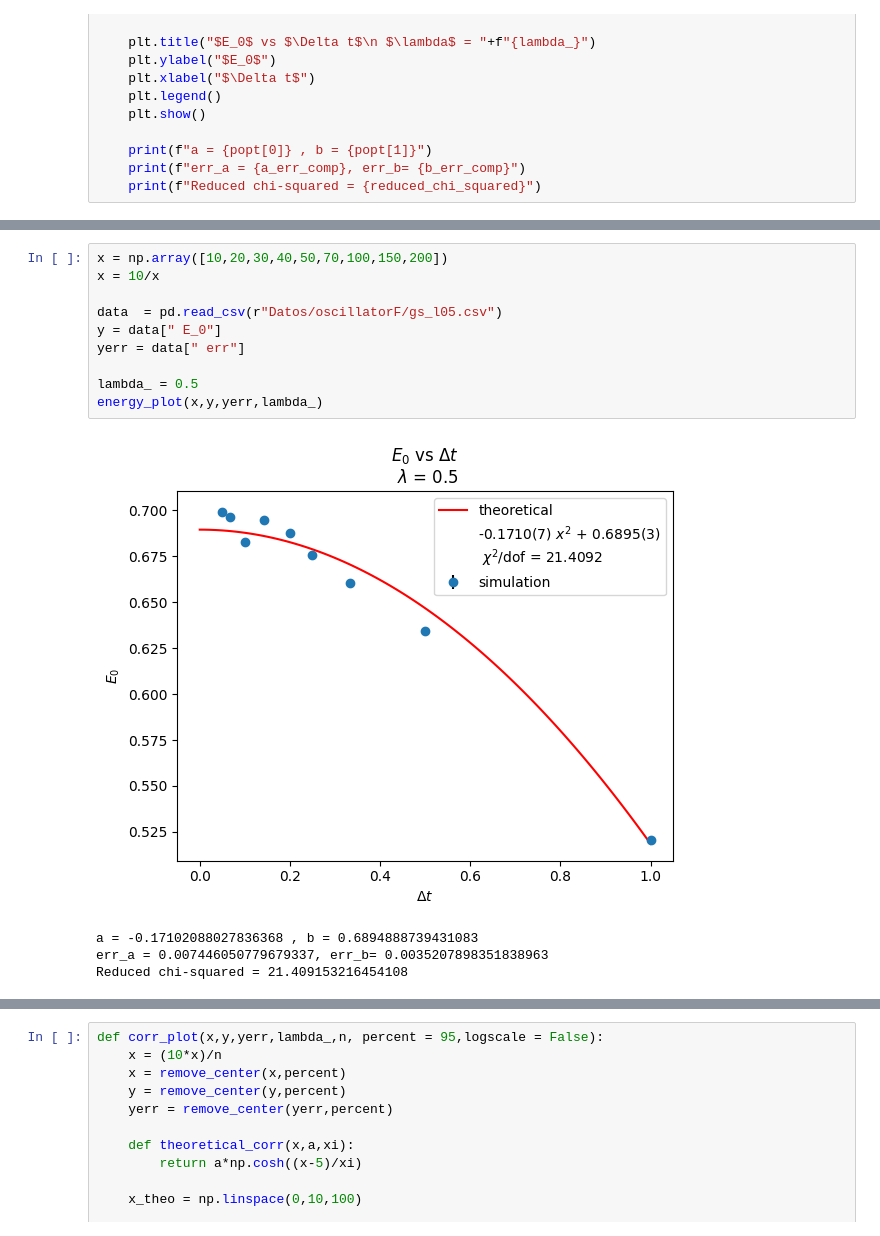
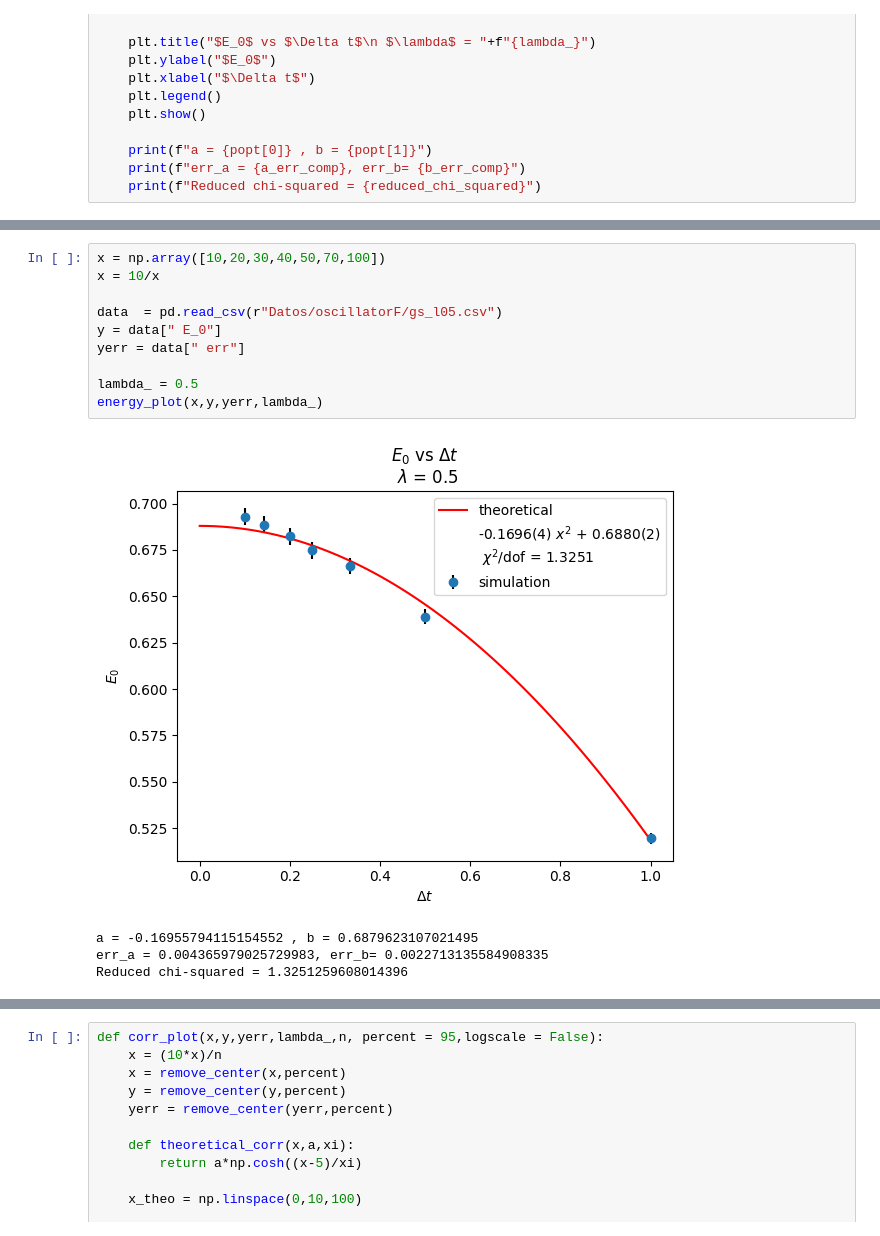
Before and after one commit to SoyAgustin/QF-Path-Integral, a Jupyter notebook: Notebooks_Py/oscillator.ipynb, the cells around one changed output, grey strips where cells are left out. Saved outputs shown, nothing was run; the diff lists cells and outputs as text.

```diff
--- a/Notebooks_Py/oscillator.ipynb
+++ b/Notebooks_Py/oscillator.ipynb
@@ -132,16 +132,16 @@ Reduced chi-squared = 0.6357265297553985
 # %%
-x = np.array([10,20,30,40,50,70,100,150,200])
+x = np.array([10,20,30,40,50,70,100])
 x = 10/x
 
 data  = pd.read_csv(r"Datos/oscillatorF/gs_l05.csv")
 y = data[" E_0"]
 yerr = data[" err"]
 
 lambda_ = 0.5
 energy_plot(x,y,yerr,lambda_)
 # %% [output]
-[figure, old version]
+[figure, new version]
-a = -0.17102088027836368 , b = 0.6894888739431083
-err_a = 0.007446050779679337, err_b= 0.0035207898351838963
-Reduced chi-squared = 21.409153216454108
+a = -0.16955794115154552 , b = 0.6879623107021495
+err_a = 0.004365979025729983, err_b= 0.0022713135584908335
+Reduced chi-squared = 1.3251259608014396
 # %%
```
Also changed, not shown: parts of 6 cells of this notebook, 6 other files.
